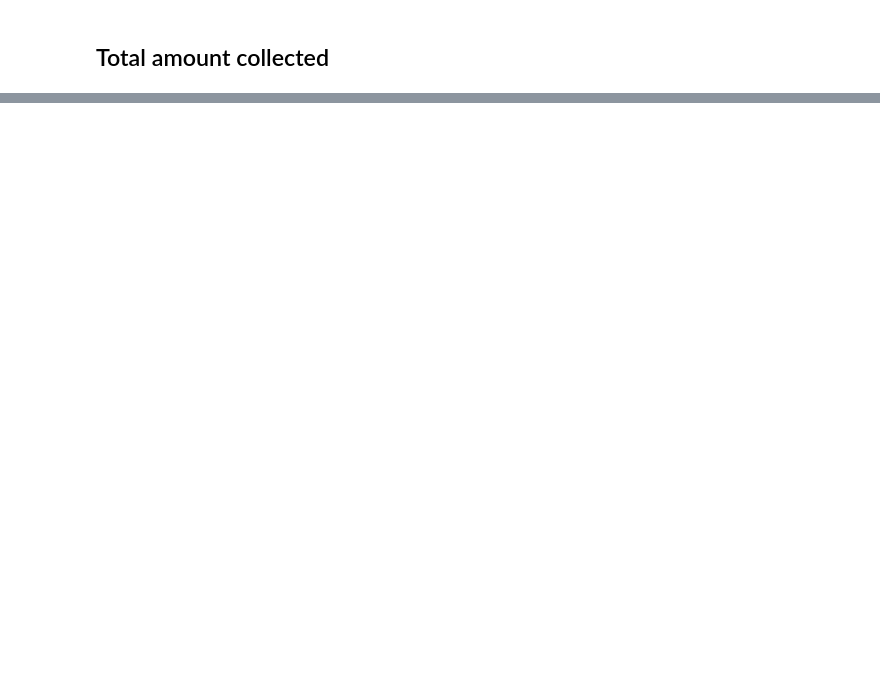
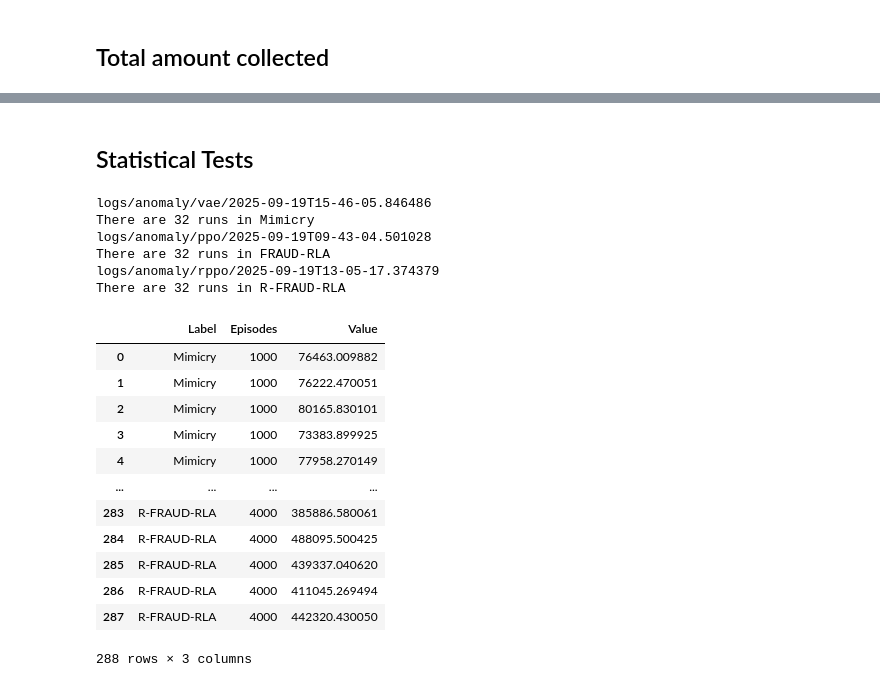
Before and after one commit to FaramirHurin/RL_Attack_September24, a Jupyter notebook: src/agents-comparison.ipynb, the cells around one changed output, grey strips where cells are left out. Cells and saved outputs as stored; diff of their text form; code cells hidden in the pictures; blank space fills up the shorter version.

Commit message:
Statistical test code

```diff
--- a/src/agents-comparison.ipynb
+++ b/src/agents-comparison.ipynb
@@ -329,0 +369,71 @@ exp.amounts_over_time[0]
+# %% [markdown]
+## Statistical Tests
+# %%
+# Get the data
+
+
+# Dictionary to store results
+results = {
+    "Label": [],
+    "Episodes": [],
+    "Mean": [],
+    #"Variance": []
+}
+
+# Long-form storage for boxplots
+all_values = {
+    "Label": [],
+    "Episodes": [],
+    "Value": []
+}
+
+for label, logdir in logdirs.items():
+    print(logdir)
+    exp = Experiment.load(logdir)
+    print(f"There are {exp.n_runs} runs in {label}")
+    amounts = exp.amounts_over_time  # shape: (n_runs, n_episodes)
+
+    for episodes in [1000, 2000, 4000]:
+        if amounts.shape[1] >= episodes:
+            cumulated = np.sum(amounts[:, :episodes], axis=1)
+            mean = int(np.mean(cumulated))
+            var = np.round(np.var(cumulated, ddof=1), 2)  # sample variance
+
+            # Store summary stats
+            results["Label"].append(label)
+            results["Episodes"].append(episodes)
+            results["Mean"].append(mean)
+            #results["Variance"].append(var)
+
+            # Store all values for plotting
+            all_values["Label"].extend([label] * len(cumulated))
+            all_values["Episodes"].extend([episodes] * len(cumulated))
+            all_values["Value"].extend(cumulated.tolist())
+        else:
+            print(f"{label} has fewer than {episodes} episodes. Skipping.")
+
+# Convert to DataFrames
+results_df = pd.DataFrame(results)
+all_values_df = pd.DataFrame(all_values)
+
+all_values_df
+# %% [output]
+logs/anomaly/vae/2025-09-19T15-46-05.846486
+There are 32 runs in Mimicry
+logs/anomaly/ppo/2025-09-19T09-43-04.501028
+There are 32 runs in FRAUD-RLA
+logs/anomaly/rppo/2025-09-19T13-05-17.374379
+There are 32 runs in R-FRAUD-RLA
+|  | Label | Episodes | Value |
+| 0 | Mimicry | 1000 | 76463.009882 |
+| 1 | Mimicry | 1000 | 76222.470051 |
+| 2 | Mimicry | 1000 | 80165.830101 |
+| 3 | Mimicry | 1000 | 73383.899925 |
+| 4 | Mimicry | 1000 | 77958.270149 |
+| ... | ... | ... | ... |
+| 283 | R-FRAUD-RLA | 4000 | 385886.580061 |
+| 284 | R-FRAUD-RLA | 4000 | 488095.500425 |
+| 285 | R-FRAUD-RLA | 4000 | 439337.040620 |
+| 286 | R-FRAUD-RLA | 4000 | 411045.269494 |
+| 287 | R-FRAUD-RLA | 4000 | 442320.430050 |
+288 rows × 3 columns
```
Also changed, not shown: parts of 32 cells of this notebook, 2 other files.
